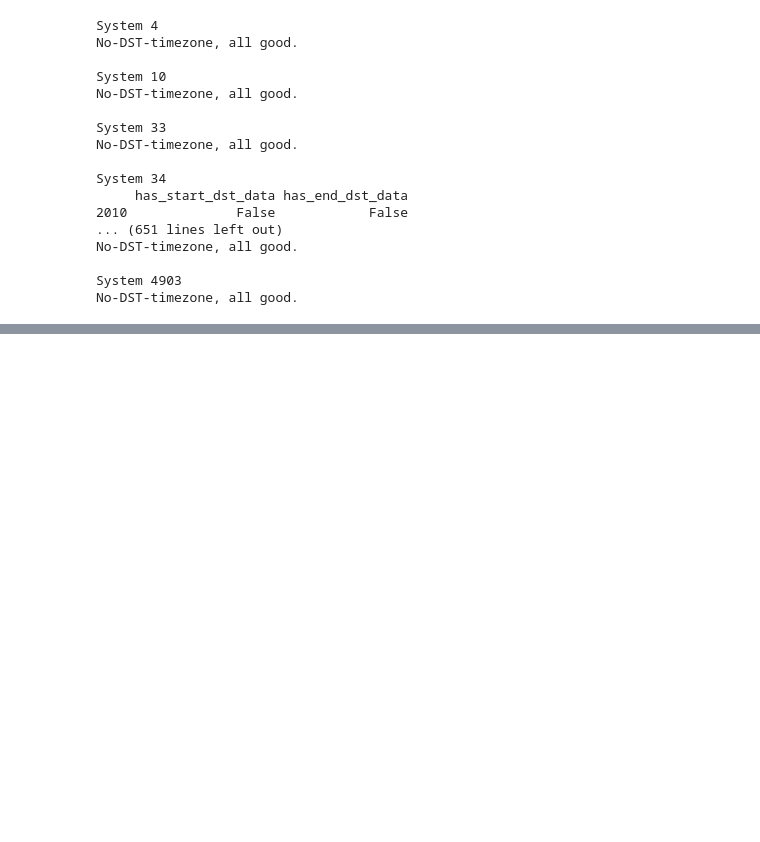
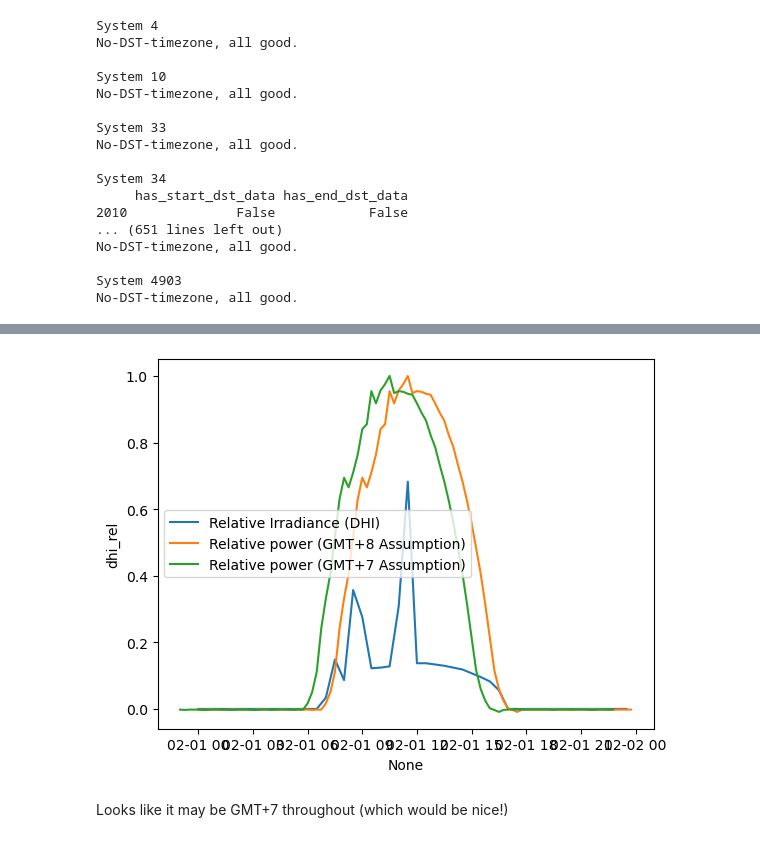
Before and after one commit to Erdos-Projects/predicting-day-ahead-solar-power-production, a Jupyter notebook: src/data/weather/pvlib_practice_CEB.ipynb, the cells around one changed output, grey strips where cells are left out. Saved outputs shown, nothing was run; the diff lists cells and outputs as text; code cells hidden in the pictures; blank space fills up the shorter version.

```diff
--- a/src/data/weather/pvlib_practice_CEB.ipynb
+++ b/src/data/weather/pvlib_practice_CEB.ipynb
@@ -620,0 +980,5 @@ No-DST-timezone, all good.
+# %%
+my_system_34_w_better_day_two = my_system_34_year_2011_weather_finer[
+    (my_system_34_year_2011_weather_finer['Month'] == 2)
+    & (my_system_34_year_2011_weather_finer['Day'] == 1)
+]
@@ -620,0 +994,6 @@ No-DST-timezone, all good.
+# %%
+winter_day_2011 = system_34_year_2011_data_df[
+    (system_34_year_2011_data_df['time'] >=datetime(2011, 2, 1))
+    & (system_34_year_2011_data_df['time'] < datetime(2011, 2, 2))
+]
+winter_day_2011.loc[:, 'power_rel'] = winter_day_2011.loc[:, 'ac_power_kW'] / winter_day_2011['ac_power_kW'].max()
@@ -620,0 +1015,30 @@ No-DST-timezone, all good.
+# %%
+winter_day_2011_gmt_8 = winter_day_2011.copy(deep=True)
+winter_day_2011_gmt_8['time'] = winter_day_2011_gmt_8['time'].dt.tz_localize('Etc/GMT+8')
+winter_day_2011_gmt_7 = winter_day_2011.copy(deep=True)
+winter_day_2011_gmt_7['time'] = winter_day_2011_gmt_7['time'].dt.tz_localize('Etc/GMT+7')
+winter_day_2011_tz_official = winter_day_2011.copy(deep=True)
+winter_day_2011_tz_official['time'] = winter_day_2011_tz_official['time'].dt.tz_localize(system_34_rows.at[first_ind, 'timezone_or_utc_offset'])
+# %%
+sns.lineplot(
+    x = my_system_34_w_better_day_two.index,
+    y = my_system_34_w_better_day_two.dhi_rel,
+    label='Relative Irradiance (DHI)'
+)
+sns.lineplot(
+    data = winter_day_2011_gmt_8,
+    x = 'time',
+    y = 'power_rel',
+    label = 'Relative power (GMT+8 Assumption)'
+)
+sns.lineplot(
+    data = winter_day_2011_gmt_7,
+    x = 'time',
+    y = 'power_rel',
+    label = 'Relative power (GMT+7 Assumption)'
+)
+plt.show()
+# %% [output]
+[figure, added]
+# %% [markdown]
+Looks like it may be GMT+7 throughout (which would be nice!)
```
Also changed, not shown: parts of 34 cells of this notebook, 2 other files.
